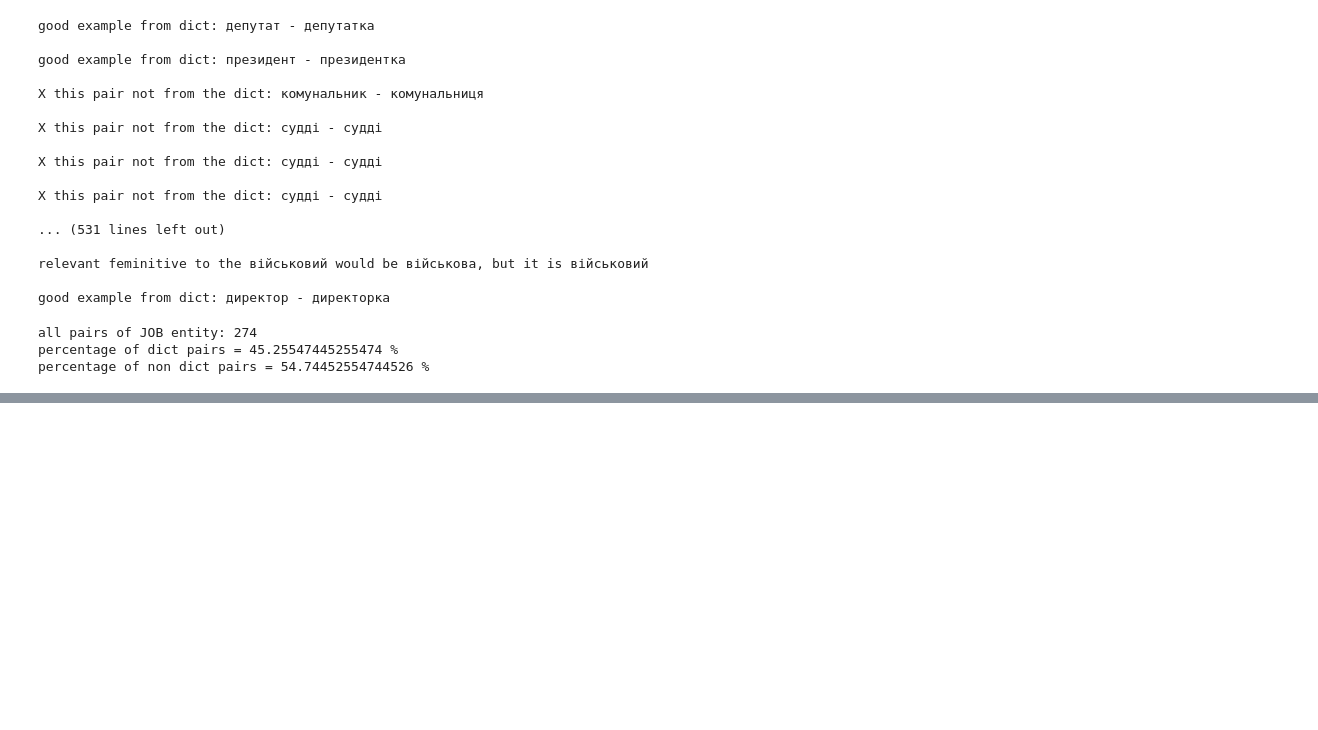
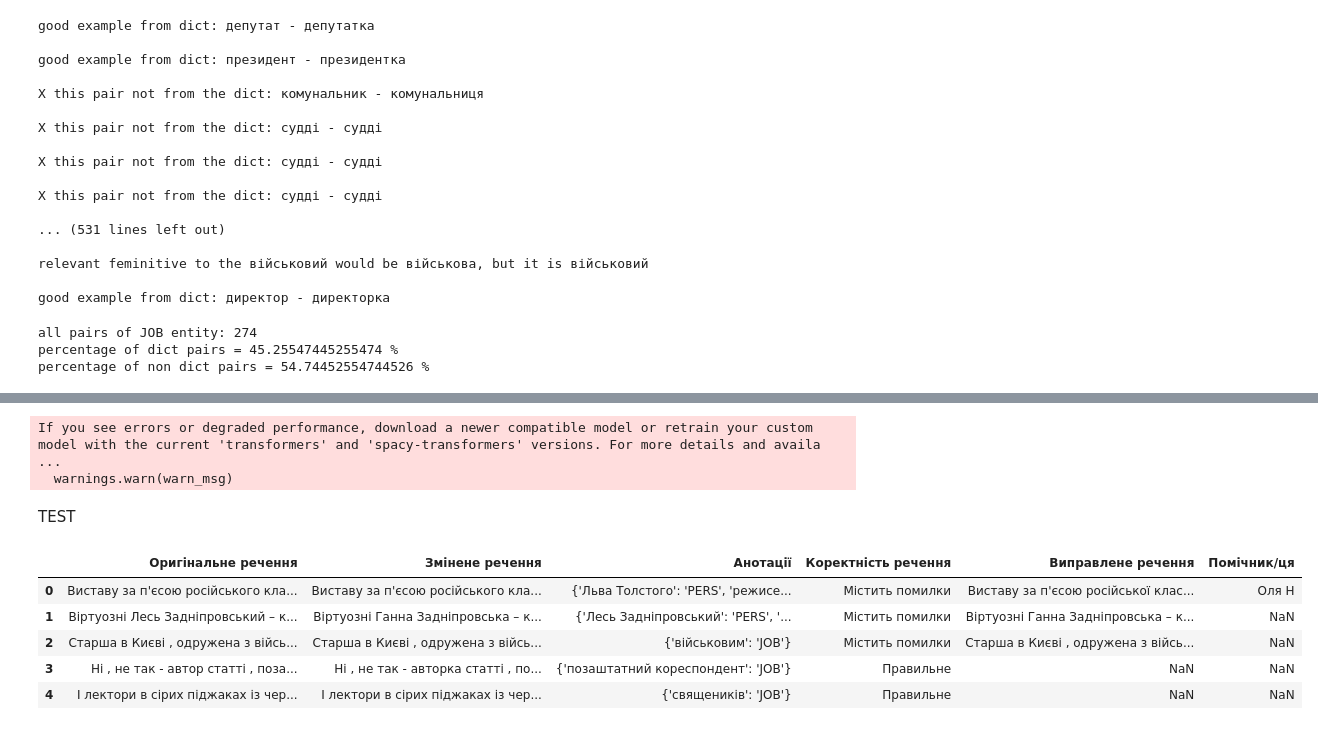
Before and after one commit to linndfors/ner_for_fem, a Jupyter notebook: src/metrics.ipynb, the cells around one changed output, grey strips where cells are left out. Drawn from its saved outputs; the diff is of its cells as text; code cells hidden in the pictures; blank space fills up the shorter version.

```diff
--- a/src/metrics.ipynb
+++ b/src/metrics.ipynb
@@ -353,0 +319,7 @@ percentage of non dict pairs = 54.74452554744526 %
+# %%
+nlp = spacy.load("uk_ner_web_trf_13class")
+# %% [output]
+If you see errors or degraded performance, download a newer compatible model or retrain your custom model with the current 'transformers' and 'spacy-transformers' versions. For more details and availa ...
+  warnings.warn(warn_msg)
+# %% [markdown]
+TEST
@@ -353,0 +331,9 @@ percentage of non dict pairs = 54.74452554744526 %
+# %%
+swapped_df.head()
+# %% [output]
+|  | Оригінальне речення | Змінене речення | Анотації | Коректність речення | Виправлене речення | Помічник/ця |
+| 0 | Виставу за п'єсою російського кла... | Виставу за п'єсою російського кла... | {'Льва Толстого': 'PERS', 'режисе... | Містить помилки | Виставу за п'єсою російської клас... | Оля Н |
+| 1 | Віртуозні Лесь Задніпровський – к... | Віртуозні Ганна Задніпровська – к... | {'Лесь Задніпровський': 'PERS', '... | Містить помилки | Віртуозні Ганна Задніпровська – к... | NaN |
+| 2 | Старша в Києві , одружена з війсь... | Старша в Києві , одружена з війсь... | {'військовим': 'JOB'} | Містить помилки | Старша в Києві , одружена з війсь... | NaN |
+| 3 | Ні , не так - автор статті , поза... | Ні , не так - авторка статті , по... | {'позаштатний кореспондент': 'JOB'} | Правильне | NaN | NaN |
+| 4 | І лектори в сірих піджаках із чер... | І лектори в сірих піджаках із чер... | {'священиків': 'JOB'} | Правильне | NaN | NaN |
```
Also changed, not shown: parts of 60 cells of this notebook, 9 other files.
